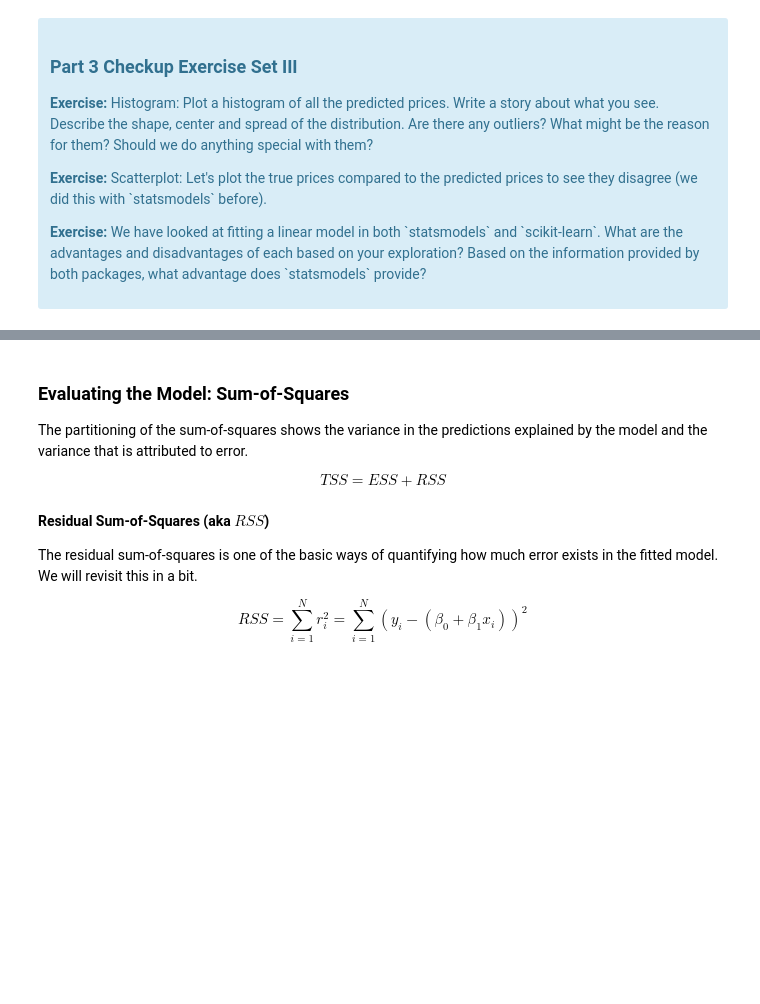
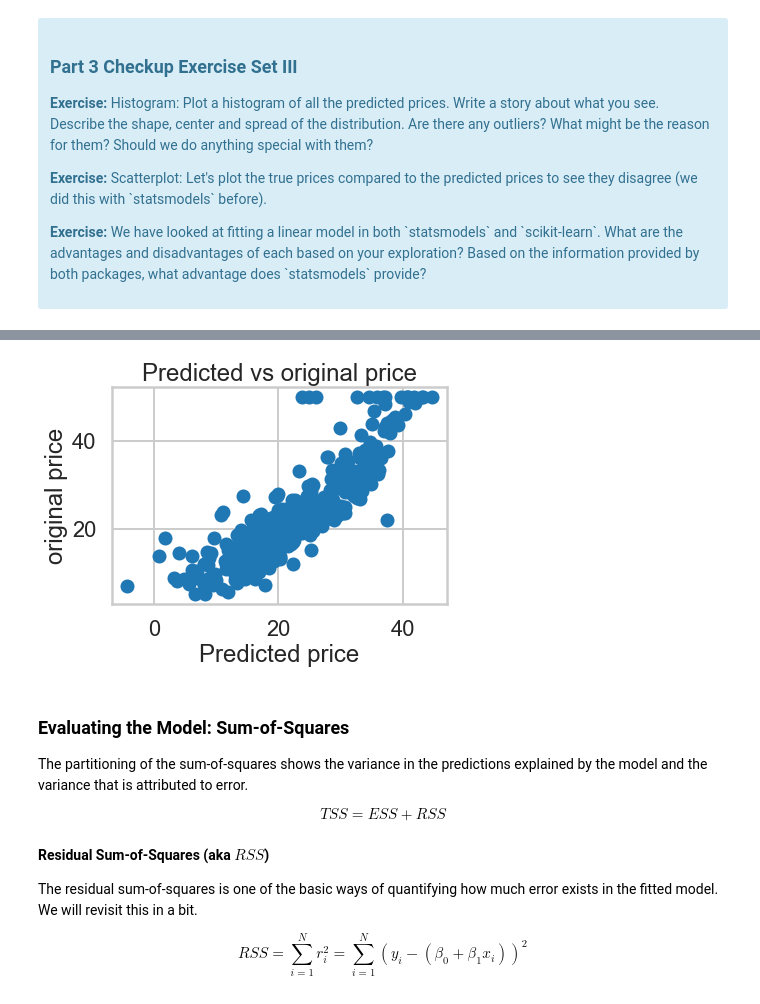
Before and after one commit to rogersnet/mec-mini-projects, a Jupyter notebook: mec-11.4.1-linear-regression-mini-project/Mini_Project_Linear_Regression.ipynb, the cells around one changed output, grey strips where cells are left out. Cells and saved outputs as stored; diff of their text form; code cells hidden in the pictures; blank space fills up the shorter version.

```diff
--- a/mec-11.4.1-linear-regression-mini-project/Mini_Project_Linear_Regression.ipynb
+++ b/mec-11.4.1-linear-regression-mini-project/Mini_Project_Linear_Regression.ipynb
@@ -585,0 +625,8 @@ lm.predict(X)[0:5]
+# %%
+plt.scatter(x=lm.predict(X), y=bos.PRICE)
+plt.title('Predicted vs original price')
+plt.xlabel('Predicted price')
+plt.ylabel('original price')
+plt.show()
+# %% [output]
+[figure, added]
```
Also changed, not shown: parts of 21 cells of this notebook.
